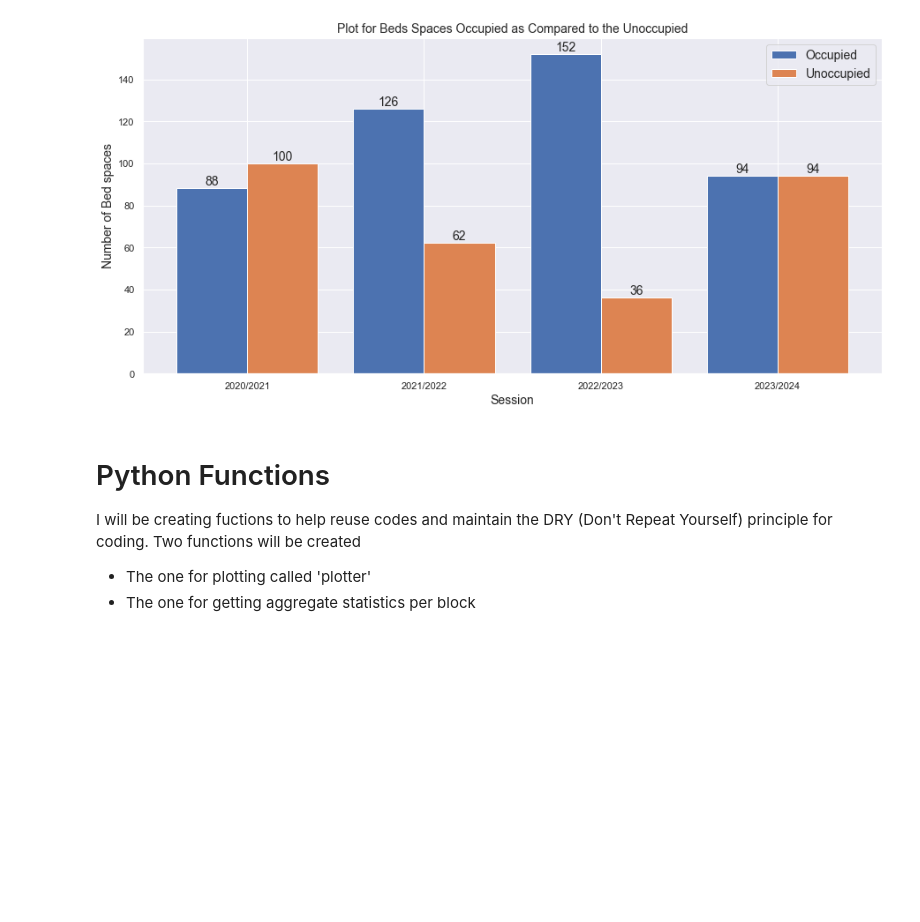
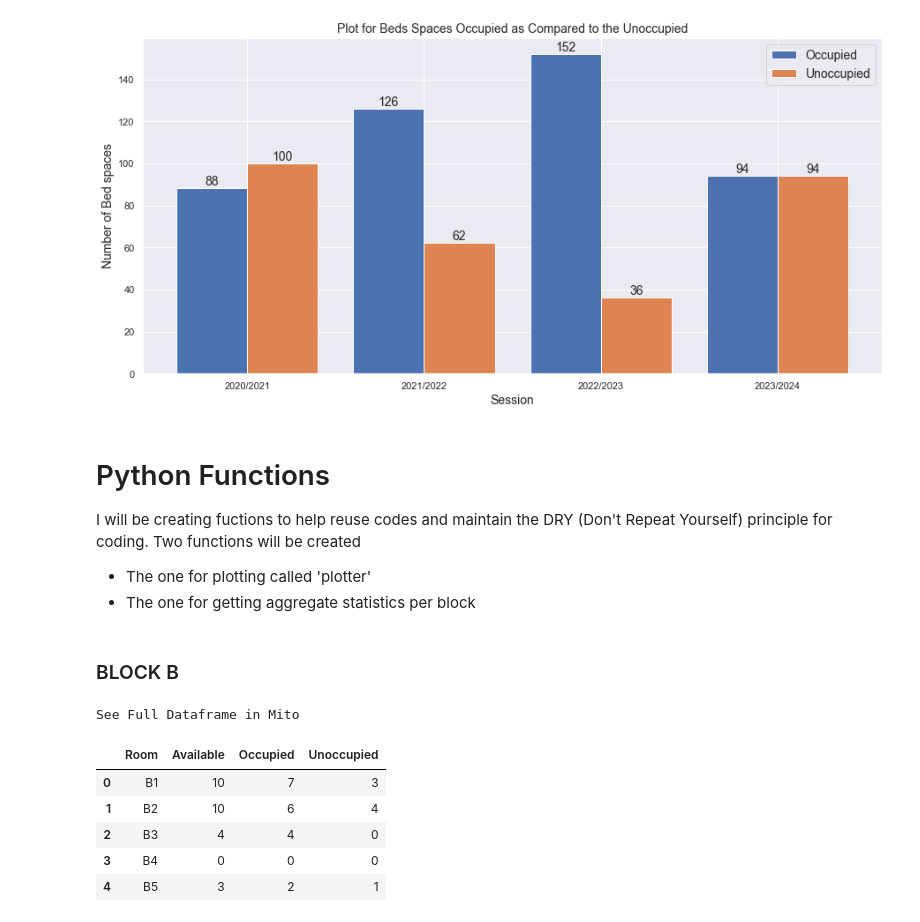
Before and after one commit to Melchizedeke/Data-Visualization-01, a Jupyter notebook: codes.ipynb, the cells around one changed output. Drawn from its saved outputs; the diff is of its cells as text; code cells hidden in the pictures; blank space fills up the shorter version.

Commit message:
Created the block B dataframe

```diff
--- a/codes.ipynb
+++ b/codes.ipynb
@@ -121,3 +121,25 @@ def stats(df):
     occ = np.sum(df['Occupied'])
     unocc = np.sum(df['Unoccupied'])
     return ([avail, occ, unocc])
+# %% [markdown]
+### BLOCK B
+# %%
+# Data dictionary
+block_B = {'Room': ['B1', 'B2', 'B3', 'B4', 'B5', 'B6', 'B7', 'B8', 'B9'],
+        'Available': [10, 10, 4, 0, 3, 4, 4, 4, 7],
+        'Occupied': [7, 6, 4, 0, 2, 3, 1, 3, 0],
+        'Unoccupied':[3, 4, 0, 0, 1, 1, 3, 1, 0]}
+# %%
+# Convering the dictionary to a dataframe
+df_B = pd.DataFrame(block_B)
+# %%
+# Viewing the top five rows
+df_B.head()
+# %% [output]
+See Full Dataframe in Mito
+|  | Room | Available | Occupied | Unoccupied |
+| 0 | B1 | 10 | 7 | 3 |
+| 1 | B2 | 10 | 6 | 4 |
+| 2 | B3 | 4 | 4 | 0 |
+| 3 | B4 | 0 | 0 | 0 |
+| 4 | B5 | 3 | 2 | 1 |
```
